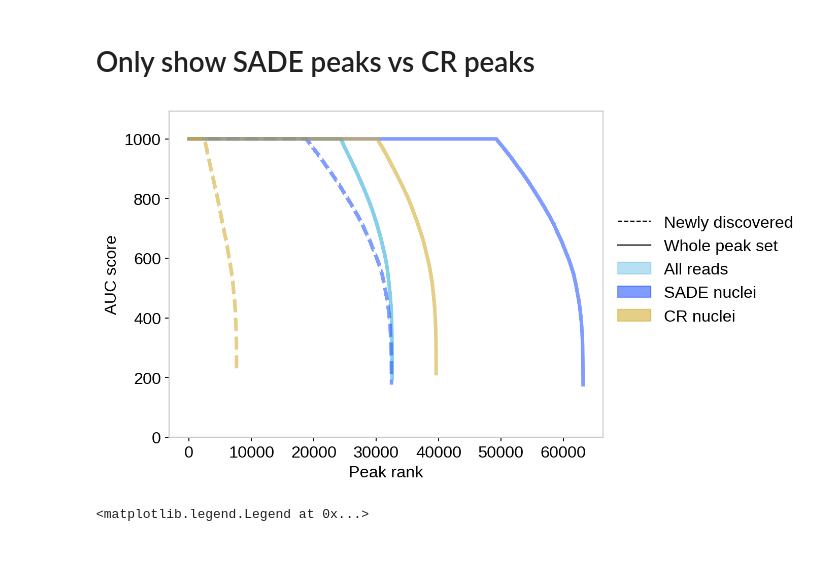
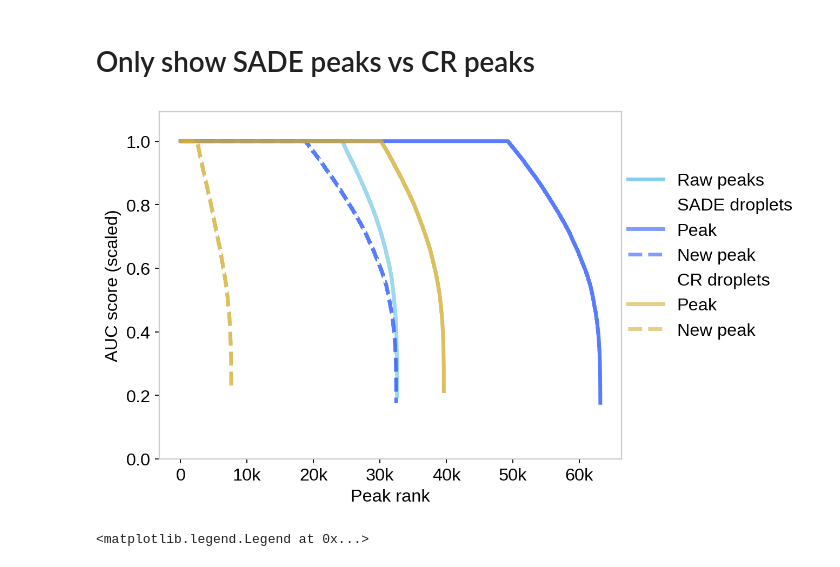
Before and after one commit to streetslab/SADE, a Jupyter notebook: EDA/F5_peakset_comparison.ipynb, the cells around one changed output. Cells and saved outputs as stored; diff of their text form; code cells hidden in the pictures.

```diff
--- a/EDA/F5_peakset_comparison.ipynb
+++ b/EDA/F5_peakset_comparison.ipynb
@@ -369,30 +370,44 @@ annotation_color_map = {'intron ': 'blue', 'promoter-TSS ': 'orange', 'Intergeni
 # %%
 fig, ax = plt.subplots(figsize=(6.6, 5))
 
-ax.plot(raw_peaks_annot['Peak Score'].sort_values(ascending=False).values, '-', color='skyblue', alpha=1, label='Raw peaks', lw=3)
+auc_score_unit = 1000
+
+ax.plot(raw_peaks_annot['Peak Score'].sort_values(ascending=False).values / auc_score_unit, '-', color='skyblue', alpha=0.8, label='Raw peaks', lw=3)
 
 for d, c, l in zip([ SADE_vs_raw, CR_vs_raw], ['#2E5BFF', "#D4AF37",],
                     [ 'SADE nuclei', 'CR nuclei']):
-    ax.plot(d['whole_peak_set']['Peak Score'].sort_values(ascending=False).values, '-', color=c, alpha=0.6, label=f'{l}', lw=3)
-    ax.plot(d['newly_discovered_peaks']['Peak Score'].sort_values(ascending=False).values, '--', color=c, alpha=0.6,  lw=3)
+    ax.plot(d['whole_peak_set']['Peak Score'].sort_values(ascending=False).values / auc_score_unit, '-', color=c, alpha=0.8, label=f'{l}', lw=3)
+    ax.plot(d['newly_discovered_peaks']['Peak Score'].sort_values(ascending=False).values / auc_score_unit, '--', color=c, alpha=0.8,  lw=3)
 
 
 ax.set_xlabel('Peak rank', )
-ax.set_ylabel('AUC score', )
+ax.set_ylabel('AUC score (scaled)', )
 ax.set_ylim(0, ax.get_ylim()[1]*1.05)
-handles= [ Line2D([0], [0], color='black', lw=1, ls='--', label='Newly discovered'),
-            Line2D([0], [0], color='black', lw=1, ls='-', label='Whole peak set')
-          ] + \
-            [mpatches.Patch(color='skyblue', alpha=0.6, label='All reads') ] + \
-            [ mpatches.Patch(color=c, alpha=0.6, label=l)  for c, l in zip([ '#2E5BFF', "#D4AF37", ],
-                                                                    [ 'SADE nuclei', 'CR nuclei', ])
-          ]
-ax.legend(handles=handles, frameon=False, loc='lower left', bbox_to_anchor=(1, 0.3),  ncol=1)
+handles= [ Line2D([0], [0], color='skyblue', lw=3, ls='-', label='Raw peaks'), ] + \
+   [mpatches.Rectangle((0, 0), width=0, height=0,color='none', label='SADE droplets')] + \
+              [ Line2D([0], [0],color='#2E5BFF', alpha=0.6, label=l, lw=3, ls=shape) for shape, l in zip(['-', '--'], ['Peak', 'New peak']) ] + \
+    [mpatches.Rectangle((0, 0), width=0, height=0,color='none', label='CR droplets')] + \
+            [ Line2D([0], [0],color="#D4AF37", alpha=0.6, label=l, lw=3, ls=shape) for shape, l in zip(['-', '--'], ['Peak', 'New peak']) ]
+
+ax.legend(handles=handles, frameon=False, loc='lower left', bbox_to_anchor=(0.98, 0.3),  ncol=1)
 
 for edge in ['top', 'right', 'left', 'bottom']:
     ax.spines[edge].set_color('#cccccc')
+
+def format_k(value, tick_number):
+    if value >= 1000:
+        return f'{int(value / 1000)}k'
+    else:
+        return f'{int(value)}'
+
+
+ax.xaxis.set_major_formatter(ticker.FuncFormatter(format_k))
+
+
+fig.savefig(os.path.join(os.getcwd(), '_figures','fig3_p1.png'), bbox_inches='tight', dpi=300)
+fig.savefig(os.path.join(os.getcwd(), '_figures','fig3_p1.pdf'), bbox_inches='tight')
 # %% [output]
-[figure, old version]
+[figure, new version]
 # %%
 fig= plt.figure(figsize=(6.6, 5))
 gs = gridspec.GridSpec(2,1, height_ratios=[2.5, 1], wspace=0.05)
```
Also changed, not shown: parts of 1 cell of this notebook, 55 other files.
